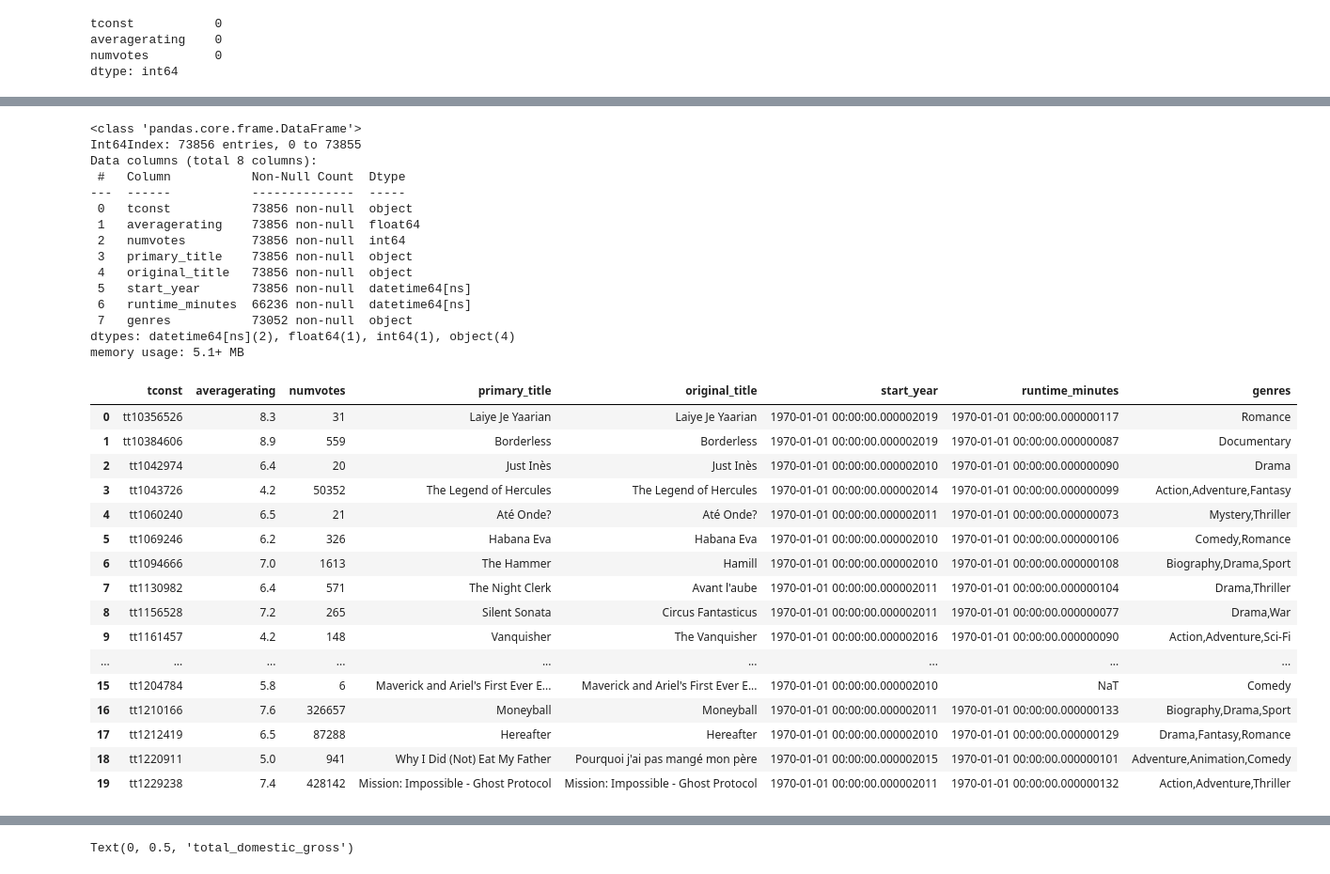
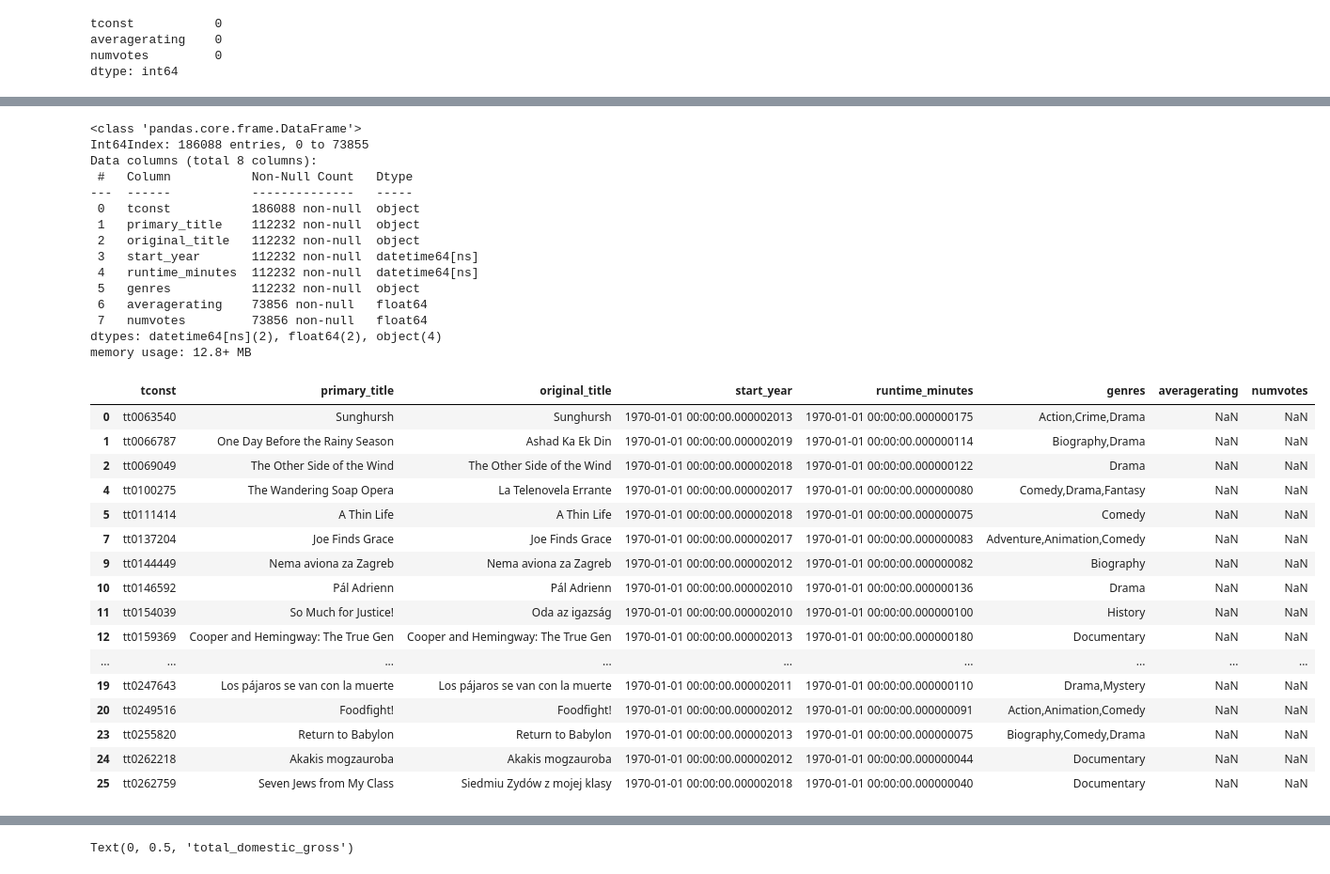
Before and after one commit to Lngige01/Phase1_Project, a Jupyter notebook: PHASE_1_PROJECT.ipynb, the cells around one changed output, grey strips where cells are left out. Shown at 94% size. Saved outputs shown, nothing was run; the diff lists cells and outputs as text; code cells hidden in the pictures.

```diff
--- a/PHASE_1_PROJECT.ipynb
+++ b/PHASE_1_PROJECT.ipynb
@@ -308,39 +319,39 @@ titles.shape
 # %%
-combined_titles1.info()
+titles.info()
 # %% [output]
 <class 'pandas.core.frame.DataFrame'>
-Int64Index: 73856 entries, 0 to 73855
+Int64Index: 186088 entries, 0 to 73855
 Data columns (total 8 columns):
- #   Column           Non-Null Count  Dtype
----  ------           --------------  -----
- 0   tconst           73856 non-null  object
- 1   averagerating    73856 non-null  float64
- 2   numvotes         73856 non-null  int64
- 3   primary_title    73856 non-null  object
- 4   original_title   73856 non-null  object
- 5   start_year       73856 non-null  datetime64[ns]
- 6   runtime_minutes  66236 non-null  datetime64[ns]
- 7   genres           73052 non-null  object
-dtypes: datetime64[ns](2), float64(1), int64(1), object(4)
-memory usage: 5.1+ MB
+ #   Column           Non-Null Count   Dtype
+---  ------           --------------   -----
+ 0   tconst           186088 non-null  object
+ 1   primary_title    112232 non-null  object
+ 2   original_title   112232 non-null  object
+ 3   start_year       112232 non-null  datetime64[ns]
+ 4   runtime_minutes  112232 non-null  datetime64[ns]
+ 5   genres           112232 non-null  object
+ 6   averagerating    73856 non-null   float64
+ 7   numvotes         73856 non-null   float64
+dtypes: datetime64[ns](2), float64(2), object(4)
+memory usage: 12.8+ MB
 # %%
-combined_titles1.head(20)
+titles.head(20)
 # %% [output]
-|  | tconst | averagerating | numvotes | primary_title | original_title | start_year | runtime_minutes | genres |
-| 0 | tt10356526 | 8.3 | 31 | Laiye Je Yaarian | Laiye Je Yaarian | 1970-01-01 00:00:00.000002019 | 1970-01-01 00:00:00.000000117 | Romance |
-| 1 | tt10384606 | 8.9 | 559 | Borderless | Borderless | 1970-01-01 00:00:00.000002019 | 1970-01-01 00:00:00.000000087 | Documentary |
-| 2 | tt1042974 | 6.4 | 20 | Just Inès | Just Inès | 1970-01-01 00:00:00.000002010 | 1970-01-01 00:00:00.000000090 | Drama |
-| 3 | tt1043726 | 4.2 | 50352 | The Legend of Hercules | The Legend of Hercules | 1970-01-01 00:00:00.000002014 | 1970-01-01 00:00:00.000000099 | Action,Adventure,Fantasy |
-| 4 | tt1060240 | 6.5 | 21 | Até Onde? | Até Onde? | 1970-01-01 00:00:00.000002011 | 1970-01-01 00:00:00.000000073 | Mystery,Thriller |
-| 5 | tt1069246 | 6.2 | 326 | Habana Eva | Habana Eva | 1970-01-01 00:00:00.000002010 | 1970-01-01 00:00:00.000000106 | Comedy,Romance |
-| 6 | tt1094666 | 7.0 | 1613 | The Hammer | Hamill | 1970-01-01 00:00:00.000002010 | 1970-01-01 00:00:00.000000108 | Biography,Drama,Sport |
-| 7 | tt1130982 | 6.4 | 571 | The Night Clerk | Avant l'aube | 1970-01-01 00:00:00.000002011 | 1970-01-01 00:00:00.000000104 | Drama,Thriller |
-| 8 | tt1156528 | 7.2 | 265 | Silent Sonata | Circus Fantasticus | 1970-01-01 00:00:00.000002011 | 1970-01-01 00:00:00.000000077 | Drama,War |
-| 9 | tt1161457 | 4.2 | 148 | Vanquisher | The Vanquisher | 1970-01-01 00:00:00.000002016 | 1970-01-01 00:00:00.000000090 | Action,Adventure,Sci-Fi |
+|  | tconst | primary_title | original_title | start_year | runtime_minutes | genres | averagerating | numvotes |
+| 0 | tt0063540 | Sunghursh | Sunghursh | 1970-01-01 00:00:00.000002013 | 1970-01-01 00:00:00.000000175 | Action,Crime,Drama | NaN | NaN |
+| 1 | tt0066787 | One Day Before the Rainy Season | Ashad Ka Ek Din | 1970-01-01 00:00:00.000002019 | 1970-01-01 00:00:00.000000114 | Biography,Drama | NaN | NaN |
+| 2 | tt0069049 | The Other Side of the Wind | The Other Side of the Wind | 1970-01-01 00:00:00.000002018 | 1970-01-01 00:00:00.000000122 | Drama | NaN | NaN |
+| 4 | tt0100275 | The Wandering Soap Opera | La Telenovela Errante | 1970-01-01 00:00:00.000002017 | 1970-01-01 00:00:00.000000080 | Comedy,Drama,Fantasy | NaN | NaN |
+| 5 | tt0111414 | A Thin Life | A Thin Life | 1970-01-01 00:00:00.000002018 | 1970-01-01 00:00:00.000000075 | Comedy | NaN | NaN |
+| 7 | tt0137204 | Joe Finds Grace | Joe Finds Grace | 1970-01-01 00:00:00.000002017 | 1970-01-01 00:00:00.000000083 | Adventure,Animation,Comedy | NaN | NaN |
+| 9 | tt0144449 | Nema aviona za Zagreb | Nema aviona za Zagreb | 1970-01-01 00:00:00.000002012 | 1970-01-01 00:00:00.000000082 | Biography | NaN | NaN |
+| 10 | tt0146592 | Pál Adrienn | Pál Adrienn | 1970-01-01 00:00:00.000002010 | 1970-01-01 00:00:00.000000136 | Drama | NaN | NaN |
+| 11 | tt0154039 | So Much for Justice! | Oda az igazság | 1970-01-01 00:00:00.000002010 | 1970-01-01 00:00:00.000000100 | History | NaN | NaN |
+| 12 | tt0159369 | Cooper and Hemingway: The True Gen | Cooper and Hemingway: The True Gen | 1970-01-01 00:00:00.000002013 | 1970-01-01 00:00:00.000000180 | Documentary | NaN | NaN |
 | ... | ... | ... | ... | ... | ... | ... | ... | ... |
-| 15 | tt1204784 | 5.8 | 6 | Maverick and Ariel's First Ever E... | Maverick and Ariel's First Ever E... | 1970-01-01 00:00:00.000002010 | NaT | Comedy |
-| 16 | tt1210166 | 7.6 | 326657 | Moneyball | Moneyball | 1970-01-01 00:00:00.000002011 | 1970-01-01 00:00:00.000000133 | Biography,Drama,Sport |
-| 17 | tt1212419 | 6.5 | 87288 | Hereafter | Hereafter | 1970-01-01 00:00:00.000002010 | 1970-01-01 00:00:00.000000129 | Drama,Fantasy,Romance |
-| 18 | tt1220911 | 5.0 | 941 | Why I Did (Not) Eat My Father | Pourquoi j'ai pas mangé mon père | 1970-01-01 00:00:00.000002015 | 1970-01-01 00:00:00.000000101 | Adventure,Animation,Comedy |
-| 19 | tt1229238 | 7.4 | 428142 | Mission: Impossible - Ghost Protocol | Mission: Impossible - Ghost Protocol | 1970-01-01 00:00:00.000002011 | 1970-01-01 00:00:00.000000132 | Action,Adventure,Thriller |
+| 19 | tt0247643 | Los pájaros se van con la muerte | Los pájaros se van con la muerte | 1970-01-01 00:00:00.000002011 | 1970-01-01 00:00:00.000000110 | Drama,Mystery | NaN | NaN |
+| 20 | tt0249516 | Foodfight! | Foodfight! | 1970-01-01 00:00:00.000002012 | 1970-01-01 00:00:00.000000091 | Action,Animation,Comedy | NaN | NaN |
+| 23 | tt0255820 | Return to Babylon | Return to Babylon | 1970-01-01 00:00:00.000002013 | 1970-01-01 00:00:00.000000075 | Biography,Comedy,Drama | NaN | NaN |
+| 24 | tt0262218 | Akakis mogzauroba | Akakis mogzauroba | 1970-01-01 00:00:00.000002012 | 1970-01-01 00:00:00.000000044 | Documentary | NaN | NaN |
+| 25 | tt0262759 | Seven Jews from My Class | Siedmiu Zydów z mojej klasy | 1970-01-01 00:00:00.000002018 | 1970-01-01 00:00:00.000000040 | Documentary | NaN | NaN |
 # %%
```
Also changed, not shown: parts of 14 cells of this notebook.
